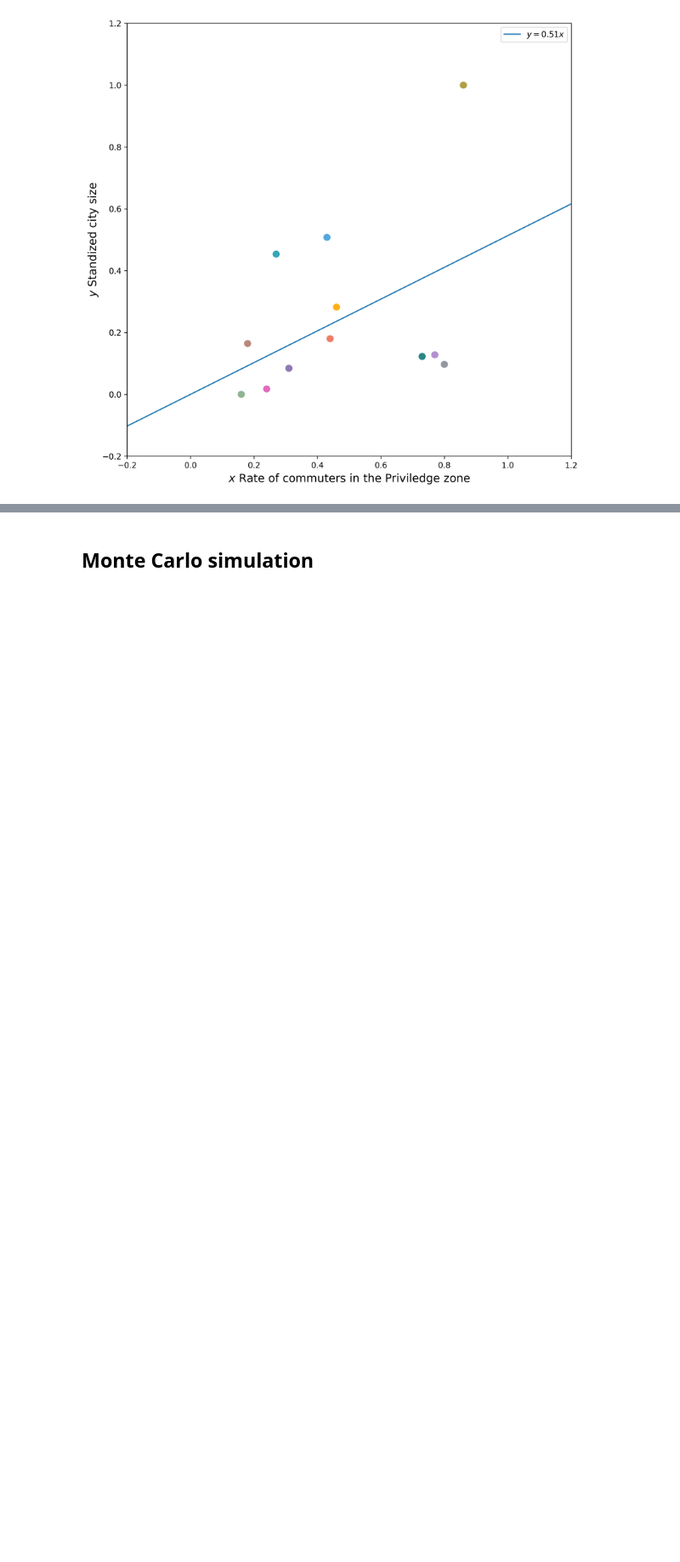
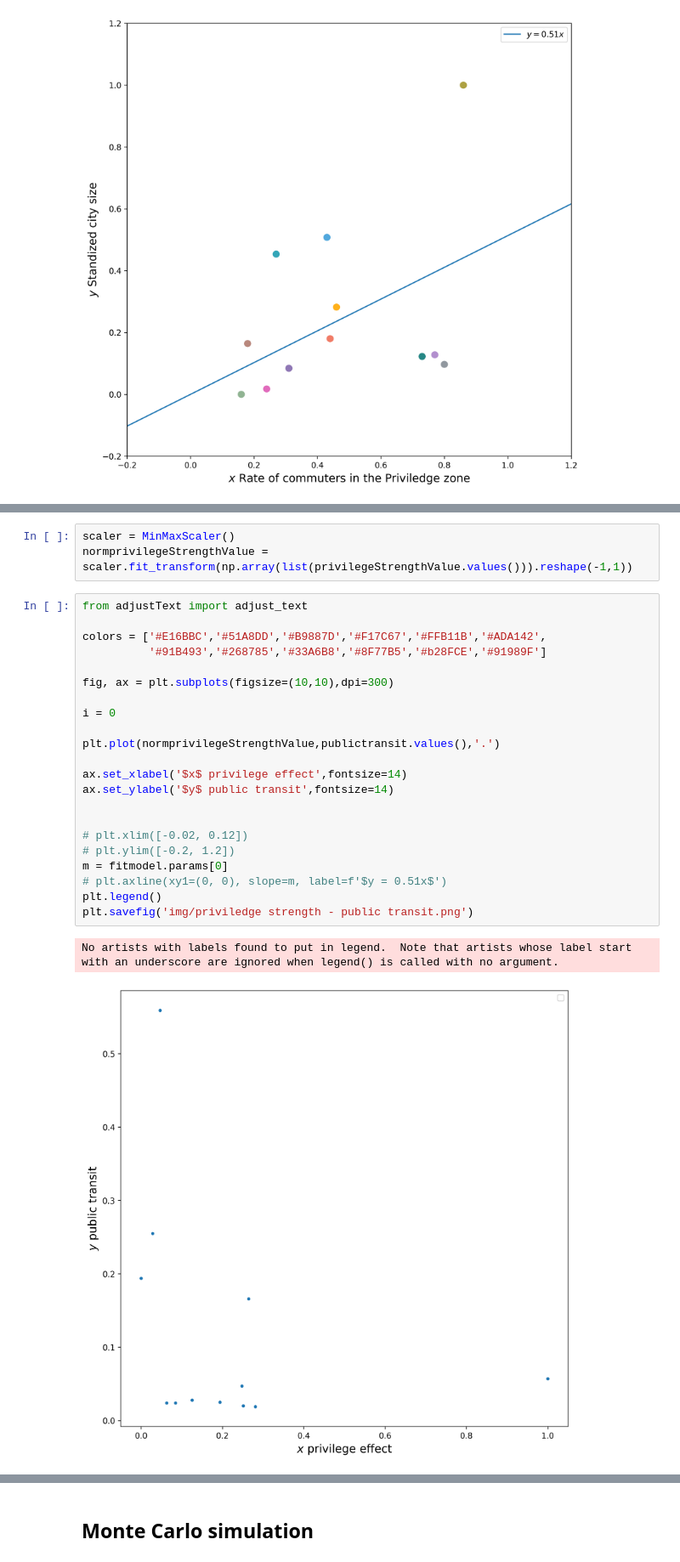
Before and after one commit to yuribogomolov/sttn, a Jupyter notebook: notebooks/f(d)_gravity_model-explain.ipynb, the cells around one changed output, grey strips where cells are left out. Shown at 85% size. Drawn from its saved outputs; the diff is of its cells as text; blank space fills up the shorter version.

```diff
--- a/notebooks/f(d)_gravity_model-explain.ipynb
+++ b/notebooks/f(d)_gravity_model-explain.ipynb
@@ -831,0 +1118,28 @@ plt.savefig('priviledge rate - size.png')
+# %%
+scaler = MinMaxScaler()
+normprivilegeStrengthValue = scaler.fit_transform(np.array(list(privilegeStrengthValue.values())).reshape(-1,1))
+# %%
+from adjustText import adjust_text
+
+colors = ['#E16BBC','#51A8DD','#B9887D','#F17C67','#FFB11B','#ADA142',
+          '#91B493','#268785','#33A6B8','#8F77B5','#b28FCE','#91989F']
+
+fig, ax = plt.subplots(figsize=(10,10),dpi=300)
+
+i = 0
+
+plt.plot(normprivilegeStrengthValue,publictransit.values(),'.')
+
+ax.set_xlabel('$x$ privilege effect',fontsize=14)
+ax.set_ylabel('$y$ public transit',fontsize=14)
+
+
+# plt.xlim([-0.02, 0.12])
+# plt.ylim([-0.2, 1.2])
+m = fitmodel.params[0]
+# plt.axline(xy1=(0, 0), slope=m, label=f'$y = 0.51x$')
+plt.legend()
+plt.savefig('img/priviledge strength - public transit.png')
+# %% [output]
+No artists with labels found to put in legend.  Note that artists whose label start with an underscore are ignored when legend() is called with no argument.
+[figure, added]
```
Also changed, not shown: parts of 12 cells of this notebook.
